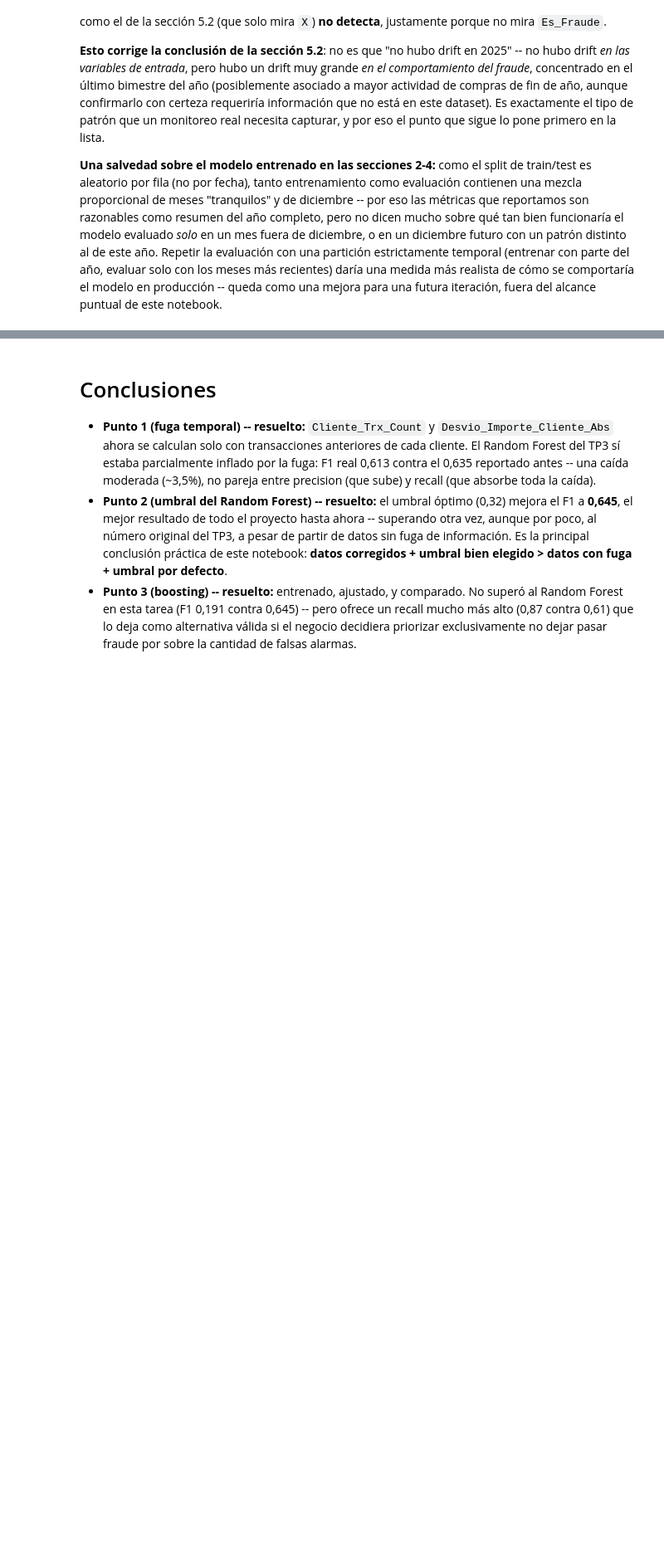
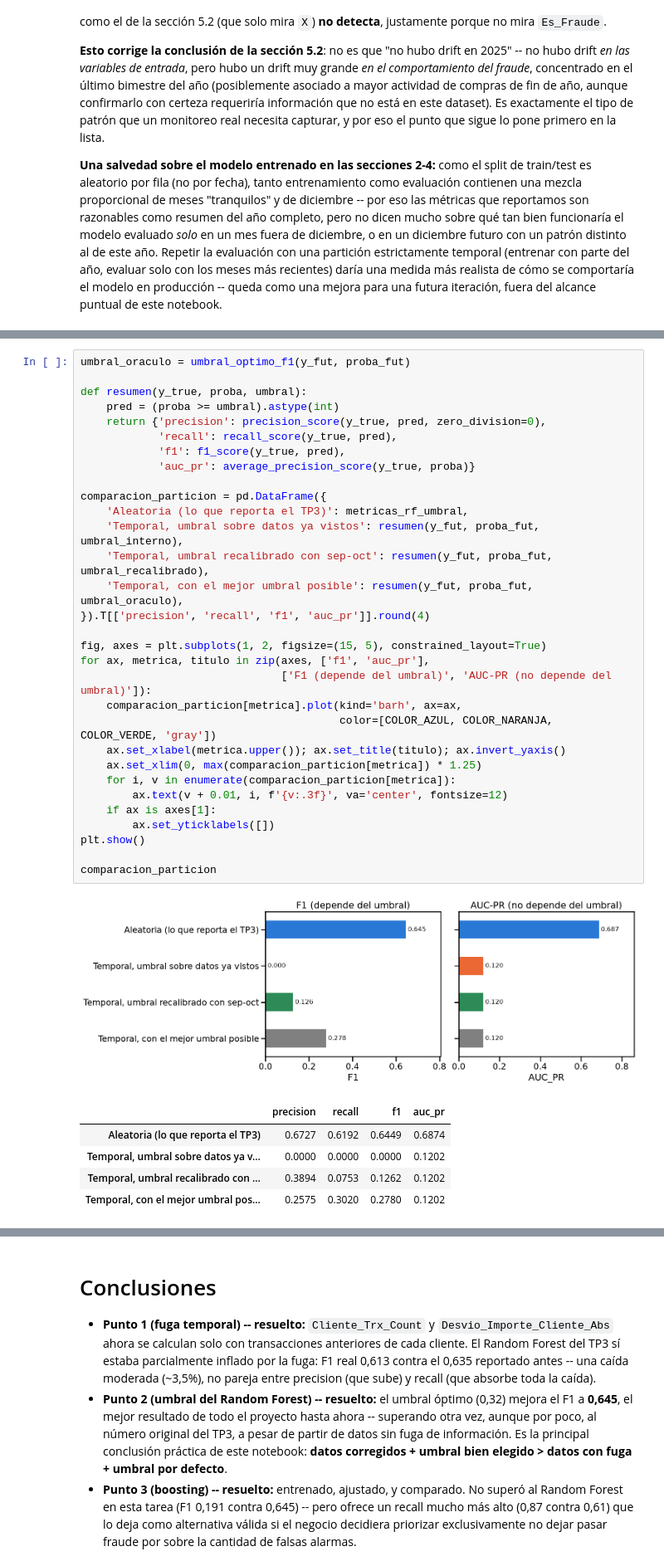
Before and after one commit to maurip3113/deteccion-fraude-mentoria, a Jupyter notebook: Mejoras_Modelo_y_Produccion.ipynb, the cells around one changed output, grey strips where cells are left out. Shown at 83% size. Saved outputs shown, nothing was run; the diff lists cells and outputs as text; blank space fills up the shorter version.

```diff
--- a/Mejoras_Modelo_y_Produccion.ipynb
+++ b/Mejoras_Modelo_y_Produccion.ipynb
@@ -509,0 +601,38 @@ comparacion_diciembre.round(3)
+# %%
+umbral_oraculo = umbral_optimo_f1(y_fut, proba_fut)
+
+def resumen(y_true, proba, umbral):
+    pred = (proba >= umbral).astype(int)
+    return {'precision': precision_score(y_true, pred, zero_division=0),
+            'recall': recall_score(y_true, pred),
+            'f1': f1_score(y_true, pred),
+            'auc_pr': average_precision_score(y_true, proba)}
+
+comparacion_particion = pd.DataFrame({
+    'Aleatoria (lo que reporta el TP3)': metricas_rf_umbral,
+    'Temporal, umbral sobre datos ya vistos': resumen(y_fut, proba_fut, umbral_interno),
+    'Temporal, umbral recalibrado con sep-oct': resumen(y_fut, proba_fut, umbral_recalibrado),
+    'Temporal, con el mejor umbral posible': resumen(y_fut, proba_fut, umbral_oraculo),
+}).T[['precision', 'recall', 'f1', 'auc_pr']].round(4)
+
+fig, axes = plt.subplots(1, 2, figsize=(15, 5), constrained_layout=True)
+for ax, metrica, titulo in zip(axes, ['f1', 'auc_pr'],
+                               ['F1 (depende del umbral)', 'AUC-PR (no depende del umbral)']):
+    comparacion_particion[metrica].plot(kind='barh', ax=ax,
+                                        color=[COLOR_AZUL, COLOR_NARANJA, COLOR_VERDE, 'gray'])
+    ax.set_xlabel(metrica.upper()); ax.set_title(titulo); ax.invert_yaxis()
+    ax.set_xlim(0, max(comparacion_particion[metrica]) * 1.25)
+    for i, v in enumerate(comparacion_particion[metrica]):
+        ax.text(v + 0.01, i, f'{v:.3f}', va='center', fontsize=12)
+    if ax is axes[1]:
+        ax.set_yticklabels([])
+plt.show()
+
+comparacion_particion
+# %% [output]
+[figure, added]
+|  | precision | recall | f1 | auc_pr |
+| Aleatoria (lo que reporta el TP3) | 0.6727 | 0.6192 | 0.6449 | 0.6874 |
+| Temporal, umbral sobre datos ya v... | 0.0000 | 0.0000 | 0.0000 | 0.1202 |
+| Temporal, umbral recalibrado con ... | 0.3894 | 0.0753 | 0.1262 | 0.1202 |
+| Temporal, con el mejor umbral pos... | 0.2575 | 0.3020 | 0.2780 | 0.1202 |
```
Also changed, not shown: parts of 6 cells of this notebook, 4 other files.
